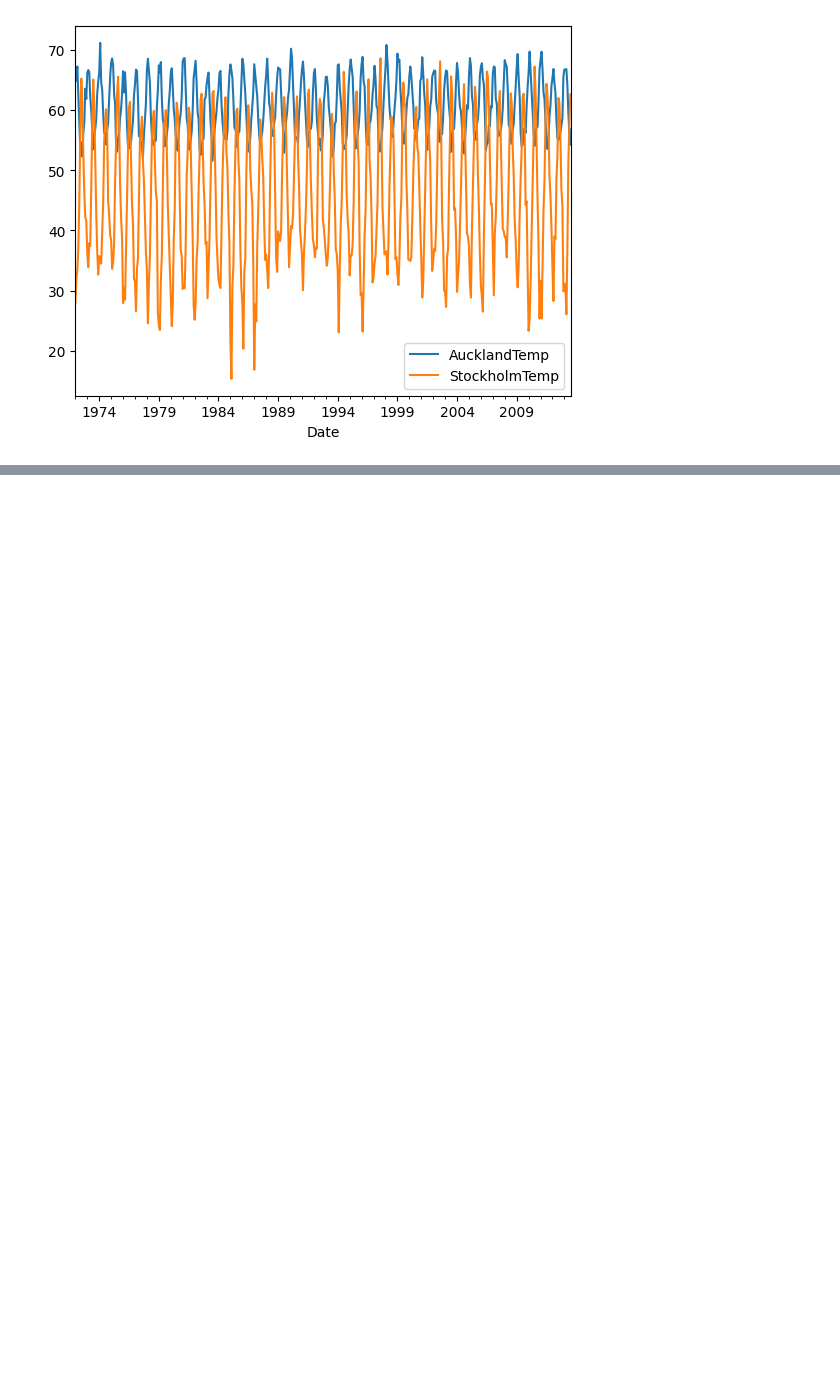
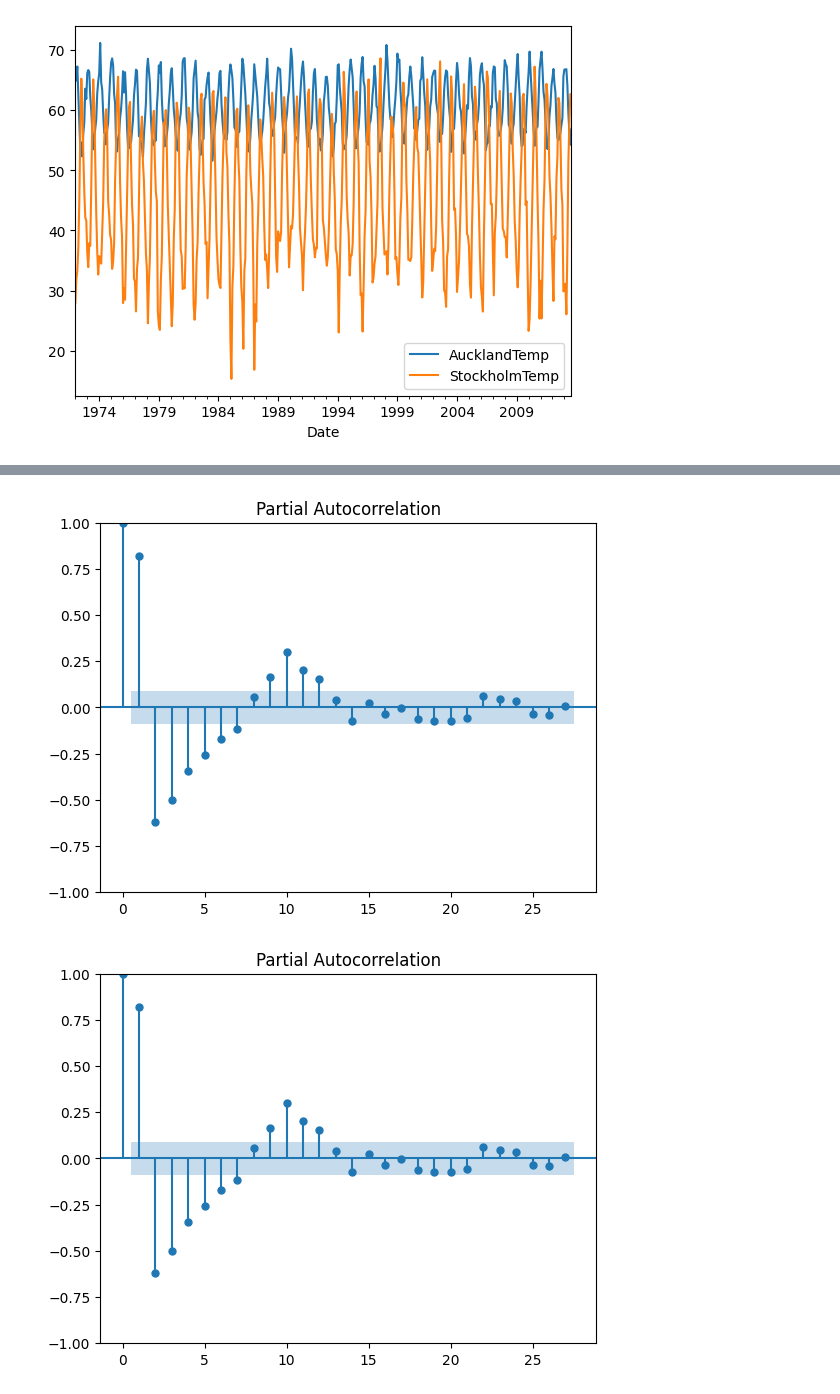
Before and after one commit to babakkeshavarz/time_series, a Jupyter notebook: VARMA_Temperature.ipynb, the cells around one changed output, grey strips where cells are left out. Drawn from its saved outputs; the diff is of its cells as text; code cells hidden in the pictures; blank space fills up the shorter version.

```diff
--- a/VARMA_Temperature.ipynb
+++ b/VARMA_Temperature.ipynb
@@ -101,0 +130,5 @@ test = joined_part.iloc[-Ntest:].copy()
+# %%
+plot_pacf(train['ScaledAuckland'])
+# %% [output]
+[figure, added]
+[figure, added]
```
Also changed, not shown: parts of 13 cells of this notebook.
